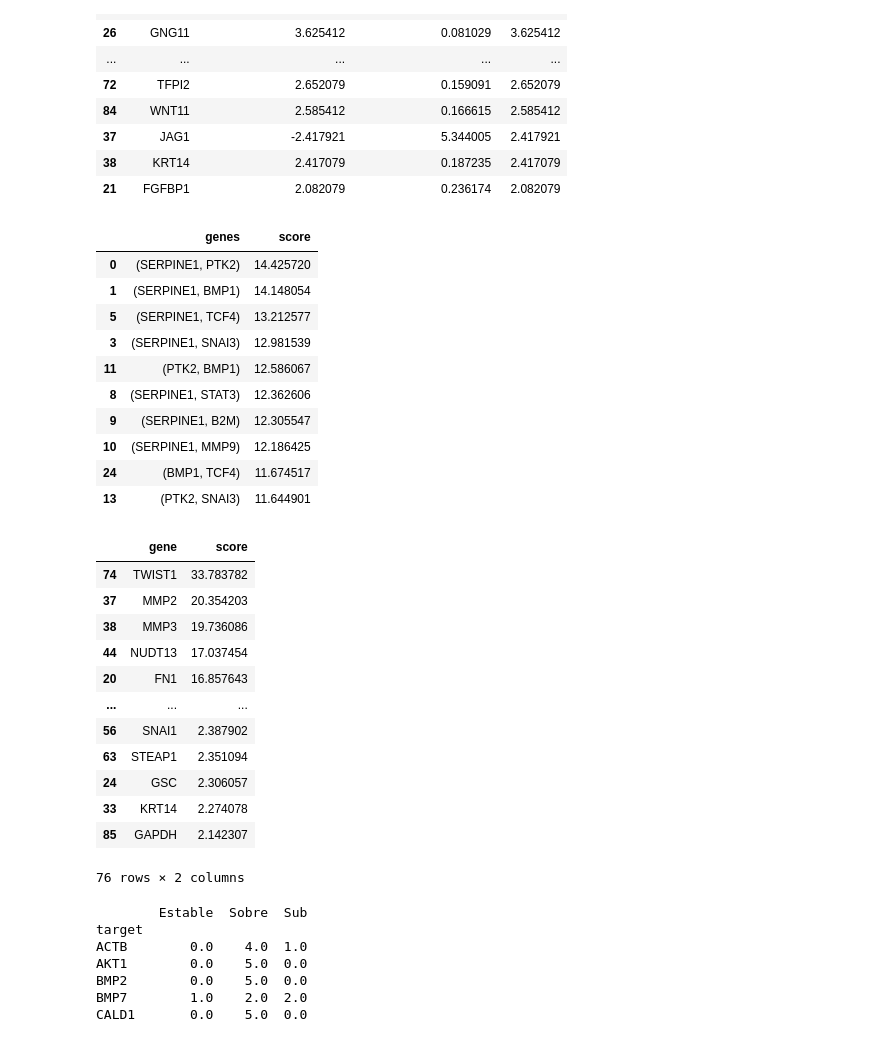
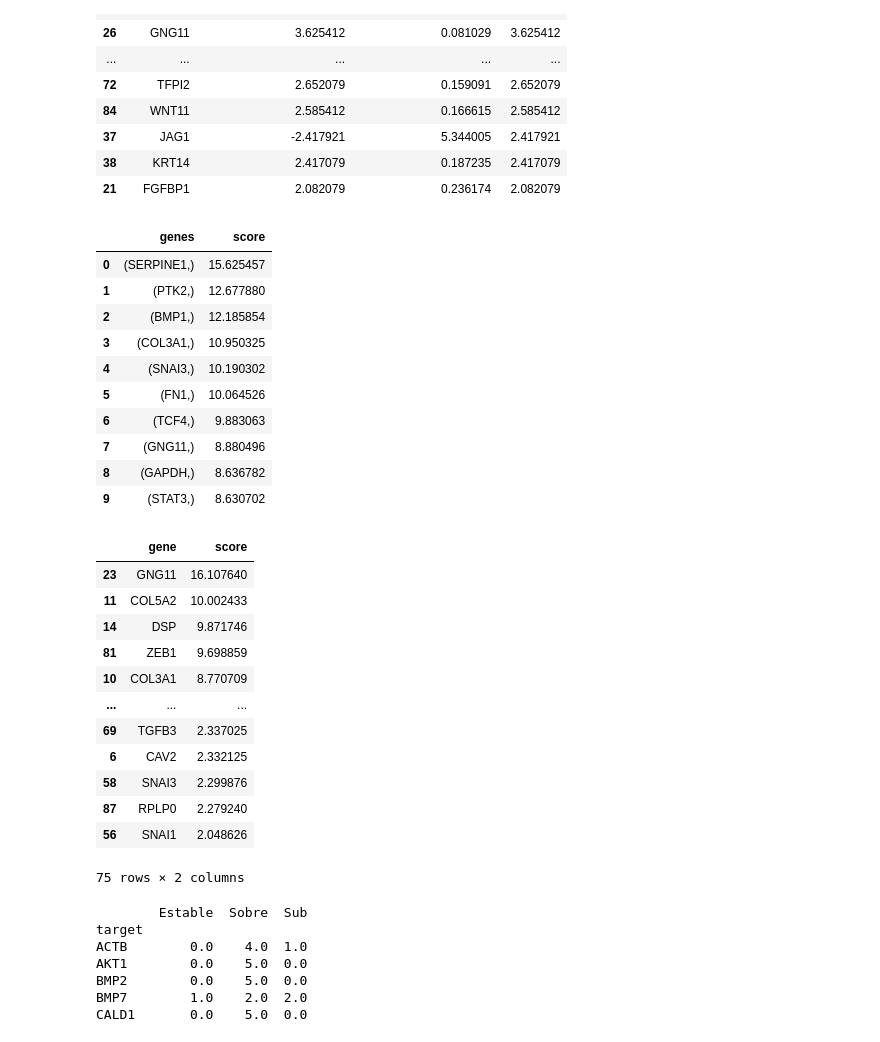
Before and after one commit to SergioUNAM/CancerGeneSignatures, a Jupyter notebook: notebooks/genes_normalizadores.ipynb, the cells around one changed output. Saved outputs shown, nothing was run; the diff lists cells and outputs as text; code cells hidden in the pictures.

```diff
--- a/notebooks/genes_normalizadores.ipynb
+++ b/notebooks/genes_normalizadores.ipynb
@@ -1102,7 +1102,7 @@ top_genes = [x[0] for x in scores_indiv[:top_N]]
 # =============================================================================
 # 3. Combinaciones de genes a evaluar (aquí K = tamaño del set)
 # =============================================================================
-K = 2  # Cambia a 2, 3, 4, etc. según tu CPU/RAM
+K = 1  # Cambia a 2, 3, 4, etc. según tu CPU/RAM
 comb_list = list(combinations(top_genes, K))
 
 # =============================================================================
@@ -1138,55 +1138,55 @@ for gene in genes_all:
     if len(vals_ctrl) > 1 and len(vals_case) > 1:
         t_stat, _ = ttest_ind(vals_ctrl, vals_case, equal_var=False)
         scores_all.append((gene, abs(t_stat)))
 df_scores_all = pd.DataFrame(scores_all, columns=['gene', 'score']).sort_values('score', ascending=False)
 
 # 3. Seleccionar solo los genes con score alto (define tú el umbral, por ejemplo, score > 2)
 umbral = 2  # Puedes ajustar este valor para que el clustergrama no sea ni muy grande ni muy chico
 genes_separadores = df_scores_all[df_scores_all['score'] > umbral]['gene'].tolist()
 
 # 4. Heatmap solo para estos genes
 df_sep = temp[temp['target'].isin(genes_separadores)]
 heatmap_data = df_sep.pivot_table(
     index='target',
     columns='test',
     values='log2_rel_expr',
     aggfunc='mean'
 )
 
 # 5. Clustergrama solo para genes separadores
 fig = create_clustered_heatmap(
     heatmap_data,
     title=f"Clustergrama: Genes separadores (score > {umbral}) usando normalización por {', '.join(best_genes)}"
 )
 fig.show()
 
 # 6. Opcional: ver lista y scores de los genes incluidos en el plot
 display(df_scores_all[df_scores_all['gene'].isin(genes_separadores)])
 # %% [output]
 |  | genes | score |
-| 0 | (SERPINE1, PTK2) | 14.425720 |
-| 1 | (SERPINE1, BMP1) | 14.148054 |
-| 5 | (SERPINE1, TCF4) | 13.212577 |
-| 3 | (SERPINE1, SNAI3) | 12.981539 |
-| 11 | (PTK2, BMP1) | 12.586067 |
-| 8 | (SERPINE1, STAT3) | 12.362606 |
-| 9 | (SERPINE1, B2M) | 12.305547 |
-| 10 | (SERPINE1, MMP9) | 12.186425 |
-| 24 | (BMP1, TCF4) | 11.674517 |
-| 13 | (PTK2, SNAI3) | 11.644901 |
+| 0 | (SERPINE1,) | 15.625457 |
+| 1 | (PTK2,) | 12.677880 |
+| 2 | (BMP1,) | 12.185854 |
+| 3 | (COL3A1,) | 10.950325 |
+| 4 | (SNAI3,) | 10.190302 |
+| 5 | (FN1,) | 10.064526 |
+| 6 | (TCF4,) | 9.883063 |
+| 7 | (GNG11,) | 8.880496 |
+| 8 | (GAPDH,) | 8.636782 |
+| 9 | (STAT3,) | 8.630702 |
 |  | gene | score |
-| 74 | TWIST1 | 33.783782 |
-| 37 | MMP2 | 20.354203 |
-| 38 | MMP3 | 19.736086 |
-| 44 | NUDT13 | 17.037454 |
-| 20 | FN1 | 16.857643 |
+| 23 | GNG11 | 16.107640 |
+| 11 | COL5A2 | 10.002433 |
+| 14 | DSP | 9.871746 |
+| 81 | ZEB1 | 9.698859 |
+| 10 | COL3A1 | 8.770709 |
 | ... | ... | ... |
-| 56 | SNAI1 | 2.387902 |
-| 63 | STEAP1 | 2.351094 |
-| 24 | GSC | 2.306057 |
-| 33 | KRT14 | 2.274078 |
-| 85 | GAPDH | 2.142307 |
+| 69 | TGFB3 | 2.337025 |
+| 6 | CAV2 | 2.332125 |
+| 58 | SNAI3 | 2.299876 |
+| 87 | RPLP0 | 2.279240 |
+| 56 | SNAI1 | 2.048626 |
-76 rows × 2 columns
+75 rows × 2 columns
 # %%
 # =============================================================================
 # RT-qPCR pipeline completo 🤖🔬  (comentarios estilo “Feynman” + emojis)
```
Also changed, not shown: parts of 5 cells of this notebook, 6 other files.
